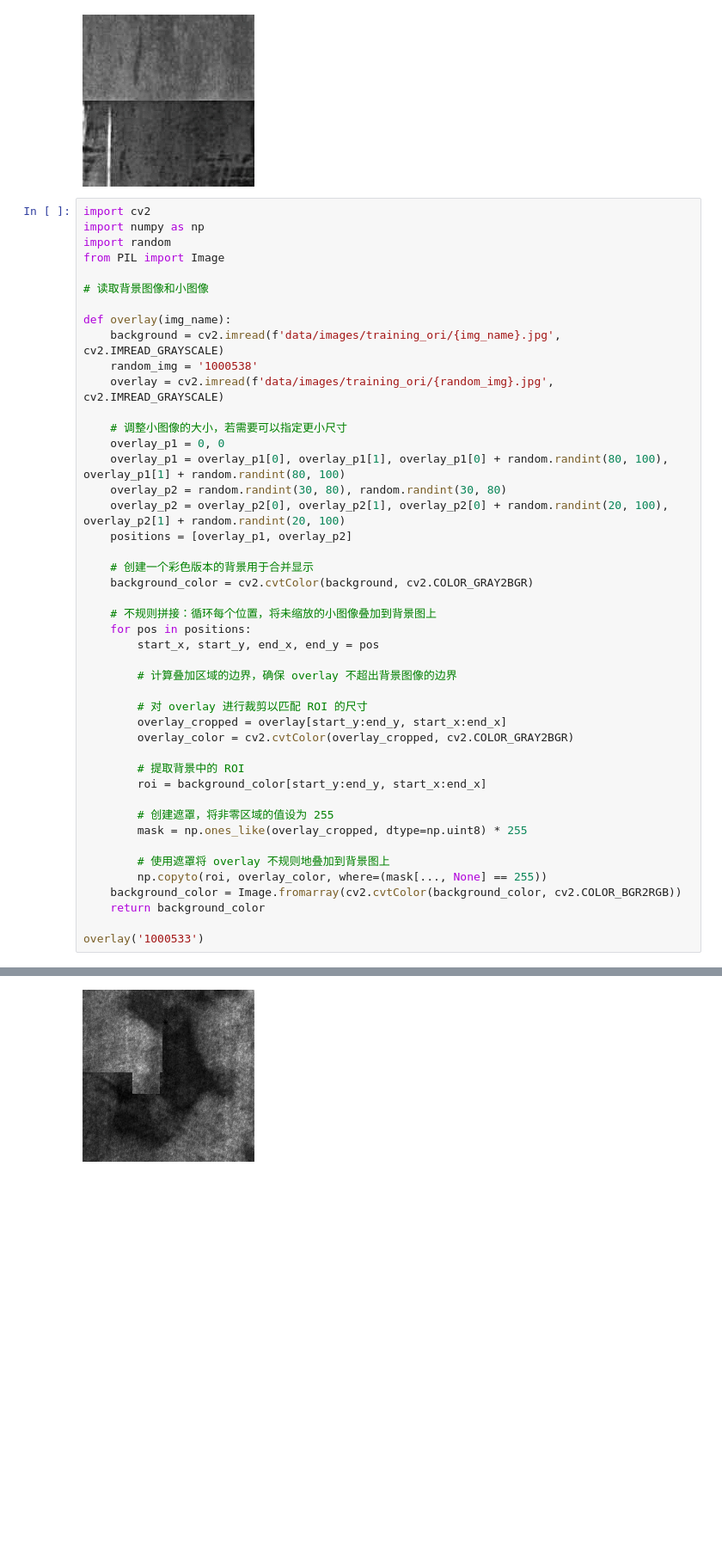
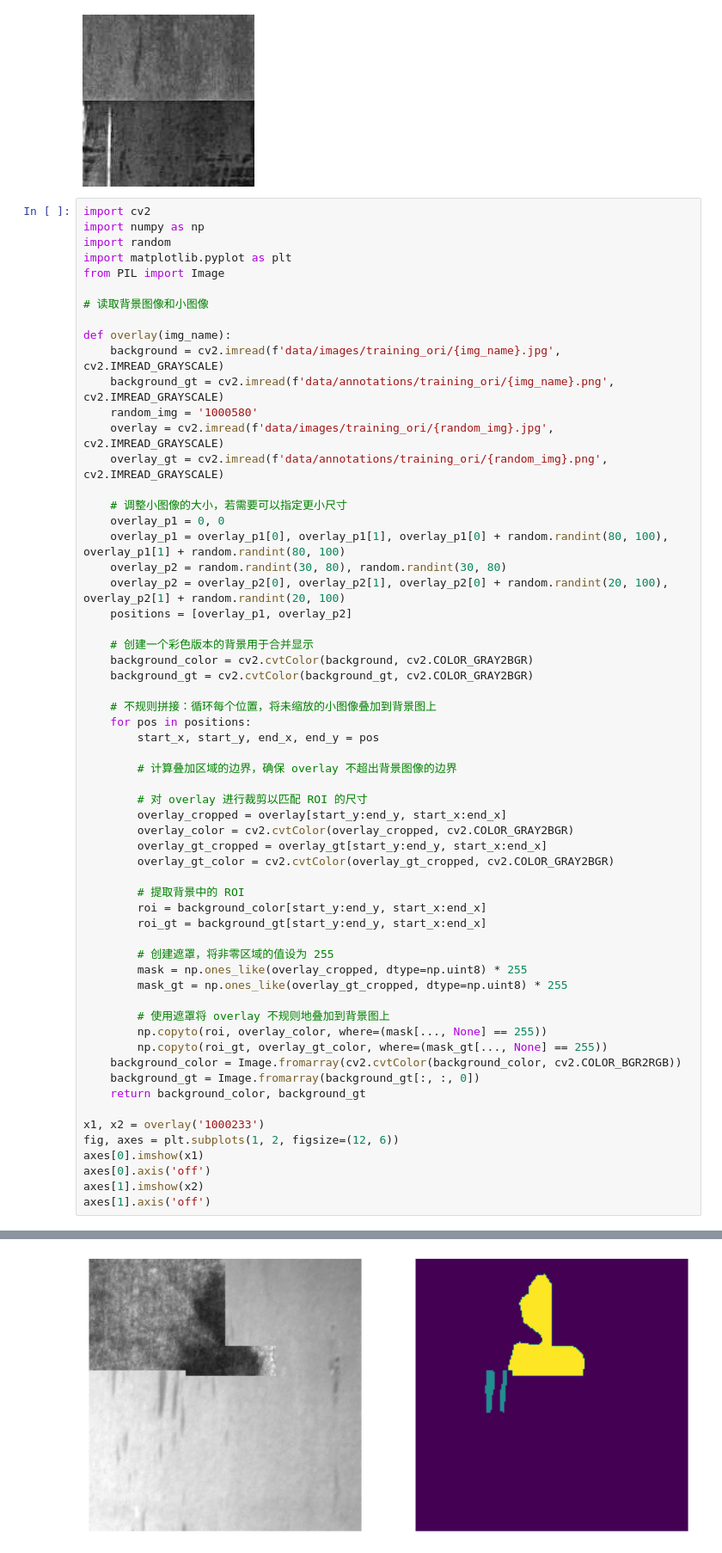
Before and after one commit to ymir-twice/-, a Jupyter notebook: vis_result.ipynb, the cells around one changed output, grey strips where cells are left out. Shown at 86% size. Drawn from its saved outputs; the diff is of its cells as text; blank space fills up the shorter version.

```diff
--- a/vis_result.ipynb
+++ b/vis_result.ipynb
@@ -226,14 +226,17 @@ img
 import cv2
 import numpy as np
 import random
+import matplotlib.pyplot as plt
 from PIL import Image
 
 # 读取背景图像和小图像
 
 def overlay(img_name):
     background = cv2.imread(f'data/images/training_ori/{img_name}.jpg', cv2.IMREAD_GRAYSCALE)
-    random_img = '1000538'
+    background_gt = cv2.imread(f'data/annotations/training_ori/{img_name}.png', cv2.IMREAD_GRAYSCALE)
+    random_img = '1000580'
     overlay = cv2.imread(f'data/images/training_ori/{random_img}.jpg', cv2.IMREAD_GRAYSCALE)
+    overlay_gt = cv2.imread(f'data/annotations/training_ori/{random_img}.png', cv2.IMREAD_GRAYSCALE)
 
     # 调整小图像的大小，若需要可以指定更小尺寸
     overlay_p1 = 0, 0
@@ -244,6 +247,7 @@ def overlay(img_name):
 
     # 创建一个彩色版本的背景用于合并显示
     background_color = cv2.cvtColor(background, cv2.COLOR_GRAY2BGR)
+    background_gt = cv2.cvtColor(background_gt, cv2.COLOR_GRAY2BGR)
 
     # 不规则拼接：循环每个位置，将未缩放的小图像叠加到背景图上
     for pos in positions:
@@ -254,17 +258,28 @@ def overlay(img_name):
         # 对 overlay 进行裁剪以匹配 ROI 的尺寸
         overlay_cropped = overlay[start_y:end_y, start_x:end_x]
         overlay_color = cv2.cvtColor(overlay_cropped, cv2.COLOR_GRAY2BGR)
+        overlay_gt_cropped = overlay_gt[start_y:end_y, start_x:end_x]
+        overlay_gt_color = cv2.cvtColor(overlay_gt_cropped, cv2.COLOR_GRAY2BGR)
 
         # 提取背景中的 ROI
         roi = background_color[start_y:end_y, start_x:end_x]
+        roi_gt = background_gt[start_y:end_y, start_x:end_x]
 
         # 创建遮罩，将非零区域的值设为 255
         mask = np.ones_like(overlay_cropped, dtype=np.uint8) * 255
+        mask_gt = np.ones_like(overlay_gt_cropped, dtype=np.uint8) * 255
 
         # 使用遮罩将 overlay 不规则地叠加到背景图上
         np.copyto(roi, overlay_color, where=(mask[..., None] == 255))
+        np.copyto(roi_gt, overlay_gt_color, where=(mask_gt[..., None] == 255))
     background_color = Image.fromarray(cv2.cvtColor(background_color, cv2.COLOR_BGR2RGB))
-    return background_color
+    background_gt = Image.fromarray(background_gt[:, :, 0])
+    return background_color, background_gt
 
-overlay('1000533')
+x1, x2 = overlay('1000233')
+fig, axes = plt.subplots(1, 2, figsize=(12, 6))
+axes[0].imshow(x1)
+axes[0].axis('off')
+axes[1].imshow(x2)
+axes[1].axis('off')
 # %% [output]
@@ -271 +287 @@ overlay('1000533')
-[figure, old version]
+[figure, new version]
```
Also changed, not shown: parts of 1 cell of this notebook, 1 other file.
